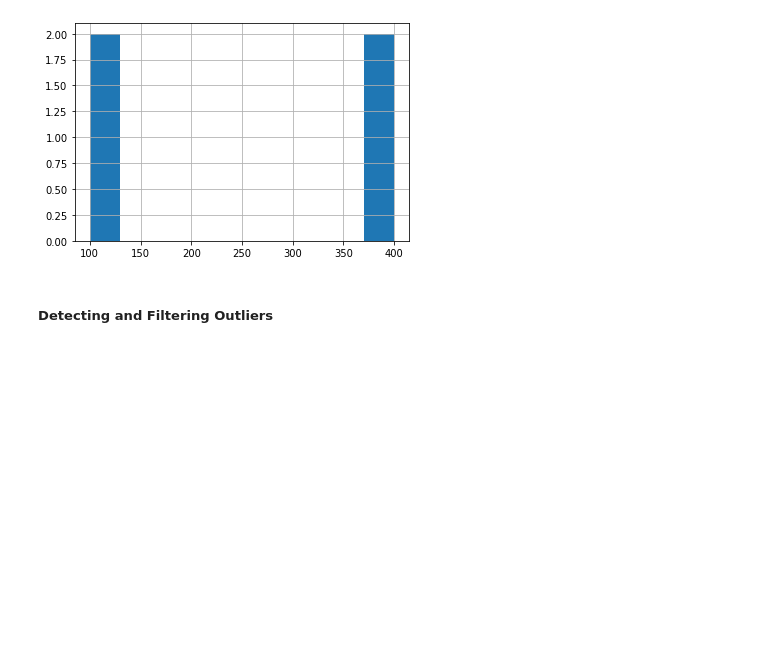
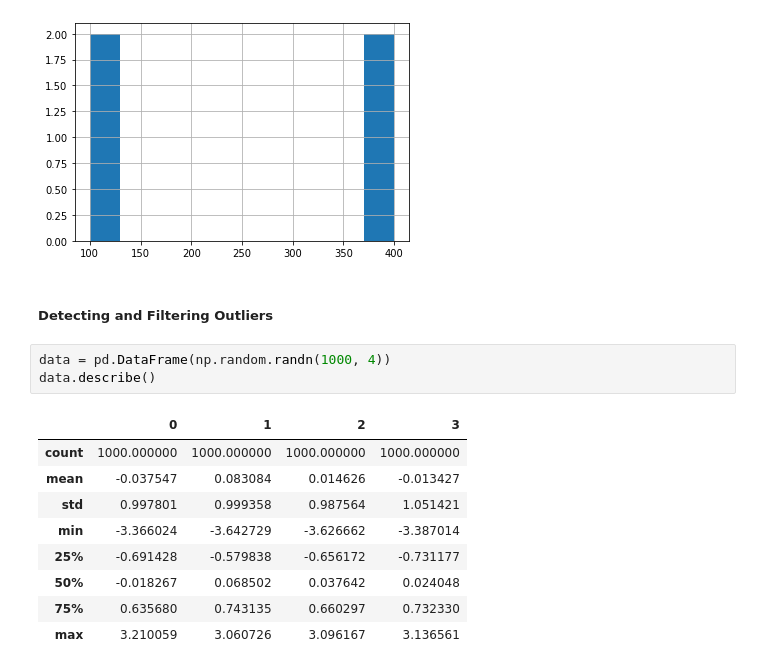
Before and after one commit to PalashSharma15/python-for-data-analysis-2nd-ed-notes, a Jupyter notebook: ch07/ch07.ipynb, the cells around one changed output. Saved outputs shown, nothing was run; the diff lists cells and outputs as text; blank space fills up the shorter version.

```diff
--- a/ch07/ch07.ipynb
+++ b/ch07/ch07.ipynb
@@ -573,3 +573,16 @@ pd.value_counts(cats).hist()
 [figure]
 # %% [markdown]
 ##### Detecting and Filtering Outliers
+# %%
+data = pd.DataFrame(np.random.randn(1000, 4))
+data.describe()
+# %% [output]
+|  | 0 | 1 | 2 | 3 |
+| count | 1000.000000 | 1000.000000 | 1000.000000 | 1000.000000 |
+| mean | -0.037547 | 0.083084 | 0.014626 | -0.013427 |
+| std | 0.997801 | 0.999358 | 0.987564 | 1.051421 |
+| min | -3.366024 | -3.642729 | -3.626662 | -3.387014 |
+| 25% | -0.691428 | -0.579838 | -0.656172 | -0.731177 |
+| 50% | -0.018267 | 0.068502 | 0.037642 | 0.024048 |
+| 75% | 0.635680 | 0.743135 | 0.660297 | 0.732330 |
+| max | 3.210059 | 3.060726 | 3.096167 | 3.136561 |
```
Also changed, not shown: parts of 87 cells of this notebook, 1 other file.
